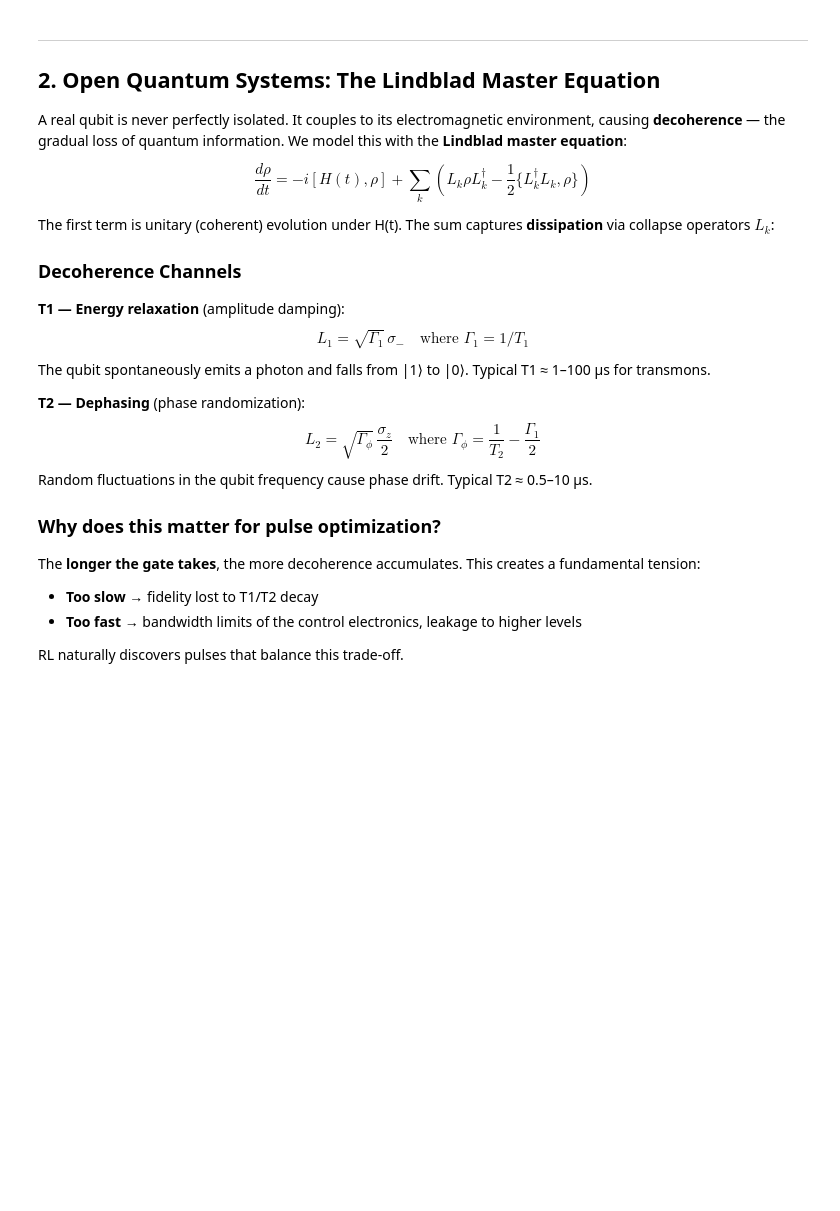
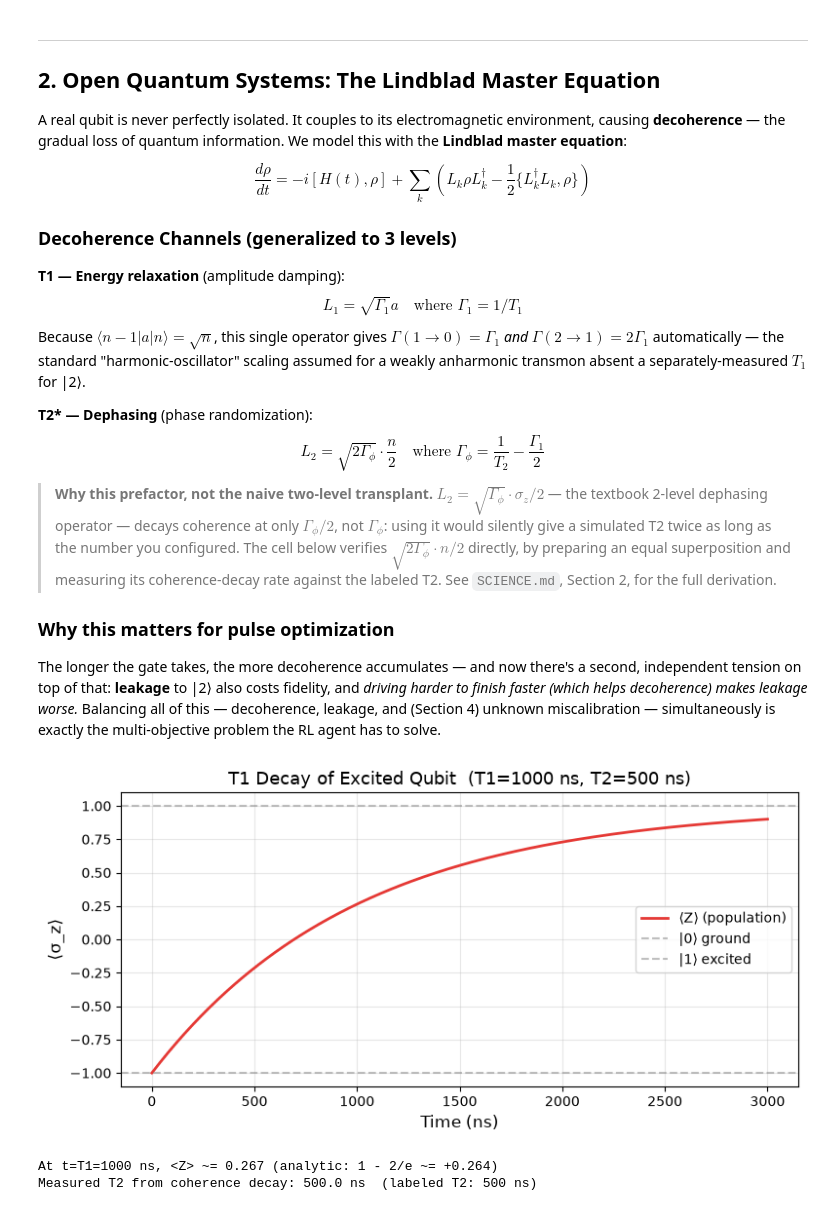
Before and after one commit to Yiannosste/Quantum-Control-Project, a Jupyter notebook: tutorial.ipynb, the cells around one changed output. Saved outputs shown, nothing was run; the diff lists cells and outputs as text; code cells hidden in the pictures; blank space fills up the shorter version.

Commit message:
Upgraded to a 3 level Simulation

```diff
--- a/tutorial.ipynb
+++ b/tutorial.ipynb
@@ -69,59 +108,67 @@ A real qubit is never perfectly isolated. It couples to its electromagnetic envi
 
 $$\frac{d\rho}{dt} = -i[H(t), \rho] + \sum_k \left(L_k \rho L_k^\dagger - \frac{1}{2}\{L_k^\dagger L_k, \rho\}\right)$$
 
-The first term is unitary (coherent) evolution under H(t). The sum captures **dissipation** via collapse operators $L_k$:
-
-### Decoherence Channels
+### Decoherence Channels (generalized to 3 levels)
 
 **T1 — Energy relaxation** (amplitude damping):
-$$L_1 = \sqrt{\Gamma_1}\, \sigma_- \quad \text{where } \Gamma_1 = 1/T_1$$
-The qubit spontaneously emits a photon and falls from |1⟩ to |0⟩. Typical T1 ≈ 1–100 µs for transmons.
+$$L_1 = \sqrt{\Gamma_1} a \quad \text{where } \Gamma_1 = 1/T_1$$
+Because $\langle n{-}1|a|n\rangle=\sqrt{n}$, this single operator gives $\Gamma(1\to0)=\Gamma_1$ *and* $\Gamma(2\to1)=2\Gamma_1$ automatically — the standard "harmonic-oscillator" scaling assumed for a weakly anharmonic transmon absent a separately-measured $T_1$ for |2⟩.
 
-**T2 — Dephasing** (phase randomization):
-$$L_2 = \sqrt{\Gamma_\phi}\, \frac{\sigma_z}{2} \quad \text{where } \Gamma_\phi = \frac{1}{T_2} - \frac{\Gamma_1}{2}$$
-Random fluctuations in the qubit frequency cause phase drift. Typical T2 ≈ 0.5–10 µs.
+**T2\* — Dephasing** (phase randomization):
+$$L_2 = \sqrt{2\Gamma_\phi}\cdot\frac{n}{2} \quad \text{where } \Gamma_\phi = \frac{1}{T_2} - \frac{\Gamma_1}{2}$$
 
-### Why does this matter for pulse optimization?
+> **Why this prefactor, not the naive two-level transplant.** $L_2=\sqrt{\Gamma_\phi}\cdot\sigma_z/2$ — the textbook 2-level dephasing operator — decays coherence at only $\Gamma_\phi/2$, not $\Gamma_\phi$: using it would silently give a simulated T2 twice as long as the number you configured. The cell below verifies $\sqrt{2\Gamma_\phi}\cdot n/2$ directly, by preparing an equal superposition and measuring its coherence-decay rate against the labeled T2. See `SCIENCE.md`, Section 2, for the full derivation.
 
-The **longer the gate takes**, the more decoherence accumulates. This creates a fundamental tension:
-- **Too slow** → fidelity lost to T1/T2 decay
-- **Too fast** → bandwidth limits of the control electronics, leakage to higher levels
+### Why this matters for pulse optimization
 
-RL naturally discovers pulses that balance this trade-off.
+The longer the gate takes, the more decoherence accumulates — and now there's a second, independent tension on top of that: **leakage** to |2⟩ also costs fidelity, and *driving harder to finish faster (which helps decoherence) makes leakage worse.* Balancing all of this — decoherence, leakage, and (Section 4) unknown miscalibration — simultaneously is exactly the multi-objective problem the RL agent has to solve.
 # %%
-# Simulate free decay of an excited qubit (no drive) to visualize T1
+# Simulate free decay of an excited qubit (no drive) to visualize T1,
+# and verify the corrected T2 dephasing operator reproduces the labeled T2.
 import qutip as qt
 import numpy as np
 import matplotlib.pyplot as plt
 
 T1 = 1000.0   # ns
 T2 = 500.0    # ns
 Gamma1 = 1.0 / T1
-Gamma_phi = 1.0/T2 - Gamma1/2
+Gamma2 = 1.0 / T2
+Gamma_phi = Gamma2 - Gamma1 / 2
 
 c_ops = [
-    np.sqrt(Gamma1) * qt.destroy(2),         # T1: sigma_minus
-    np.sqrt(Gamma_phi) * qt.sigmaz() / 2,    # T2: dephasing
+    np.sqrt(Gamma1) * qt.destroy(2),            # T1: sigma_minus
+    np.sqrt(2 * Gamma_phi) * qt.sigmaz() / 2,    # T2*: corrected prefactor
 ]
 
-# Start in |1> excited state, no drive (H=0)
+# --- T1 decay plot: start in |1>, no drive ---
 psi0 = qt.ket2dm(qt.basis(2, 1))
-tlist = np.linspace(0, 3000, 300)  # 0 to 3 µs
-
-result = qt.mesolve(qt.Qobj([[0,0],[0,0]]), psi0, tlist, c_ops,
-                    [qt.sigmaz()])
+tlist = np.linspace(0, 3000, 300)  # 0 to 3 us
+result = qt.mesolve(qt.Qobj([[0,0],[0,0]]), psi0, tlist, c_ops, [qt.sigmaz()])
 
 fig, ax = plt.subplots(figsize=(8, 4))
 ax.plot(tlist, result.expect[0], color='#E53935', linewidth=2, label='⟨Z⟩ (population)')
 ax.axhline(1,  color='gray', linestyle='--', alpha=0.5, label='|0⟩ ground')
 ax.axhline(-1, color='gray', linestyle='--', alpha=0.5, label='|1⟩ excited')
 ax.set_xlabel('Time (ns)', fontsize=12)
 ax.set_ylabel('⟨σ_z⟩', fontsize=12)
 ax.set_title(f'T1 Decay of Excited Qubit  (T1={T1:.0f} ns, T2={T2:.0f} ns)', fontsize=13)
 ax.legend()
 ax.grid(True, alpha=0.3)
 plt.tight_layout()
 plt.show()
 # Starting from |1> (<Z>=-1), population relaxes toward |0> (<Z>=+1):
-# <Z>(t) = 1 - 2*exp(-t/T1), so <Z>(T1) = 1 - 2/e ≈ +0.264
-print(f'At t=T1={T1:.0f} ns, <Z> ≈ {result.expect[0][100]:.3f} (analytic: 1 - 2/e ≈ +0.264)')
+# <Z>(t) = 1 - 2*exp(-t/T1), so <Z>(T1) = 1 - 2/e ~= +0.264
+print(f'At t=T1={T1:.0f} ns, <Z> ~= {result.expect[0][100]:.3f} (analytic: 1 - 2/e ~= +0.264)')
+
+# --- T2 verification: start in an equal superposition, measure coherence decay ---
+psi_plus = (qt.basis(2, 0) + qt.basis(2, 1)).unit()
+tlist2 = np.linspace(0, 500, 2000)
+result2 = qt.mesolve(qt.Qobj([[0,0],[0,0]]), psi_plus, tlist2, c_ops, [qt.sigmax(), qt.sigmay()])
+coherence = np.abs(result2.expect[0] + 1j * result2.expect[1])
+mask = coherence > 1e-6
+slope, _ = np.polyfit(tlist2[mask], np.log(coherence[mask]), 1)
+print(f'Measured T2 from coherence decay: {-1.0/slope:.1f} ns  (labeled T2: {T2:.0f} ns)')
+# %% [output]
+[figure, added]
+At t=T1=1000 ns, <Z> ~= 0.267 (analytic: 1 - 2/e ~= +0.264)
+Measured T2 from coherence decay: 500.0 ns  (labeled T2: 500 ns)
```
Also changed, not shown: parts of 25 cells of this notebook, 10 other files.
